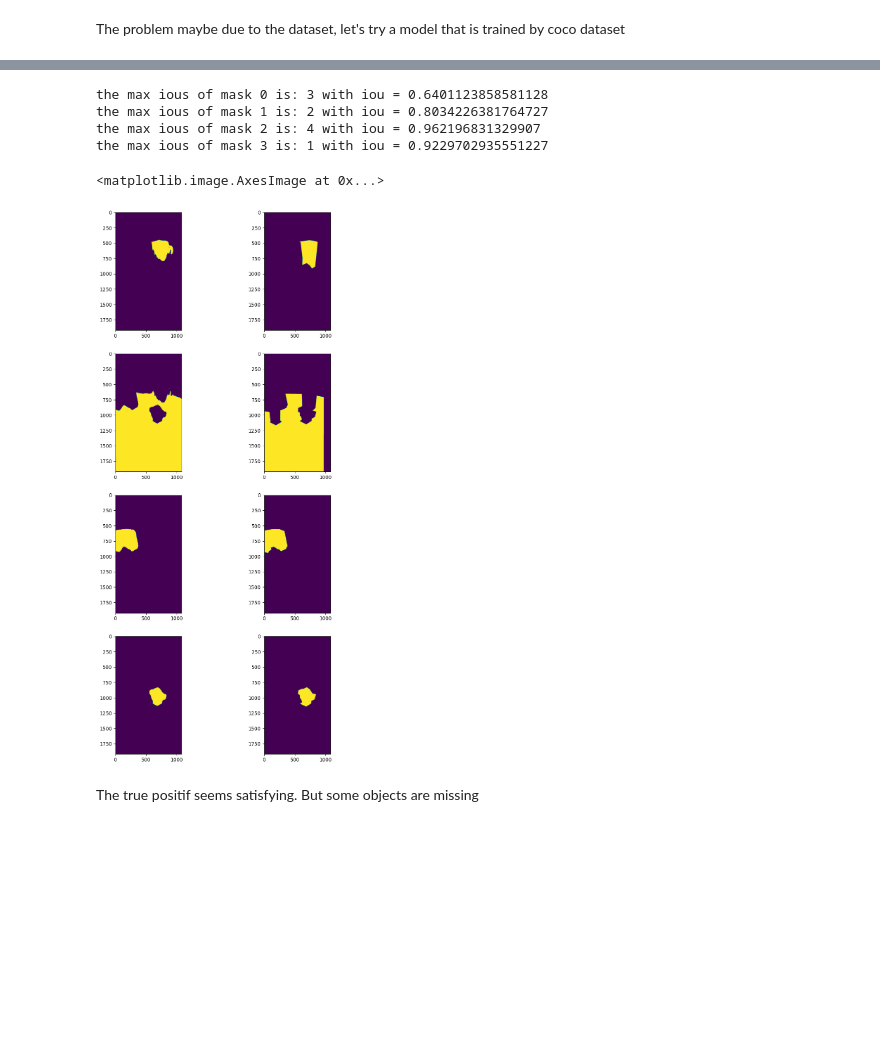
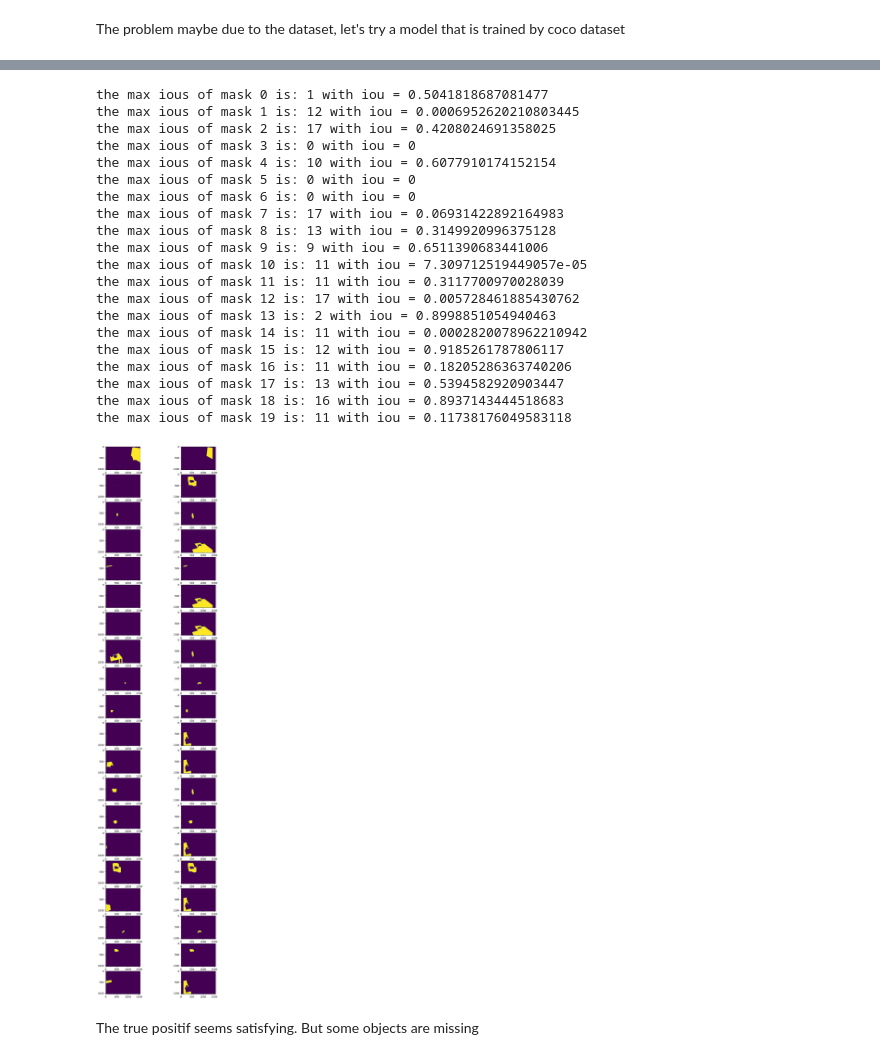
Before and after one commit to GloireLINVANI/3D_Gaussian_Splatting_Project, a Jupyter notebook: Image_Segmentation/evaluation.ipynb, the cells around one changed output, grey strips where cells are left out. Cells and saved outputs as stored; diff of their text form; code cells hidden in the pictures; blank space fills up the shorter version.

```diff
--- a/Image_Segmentation/evaluation.ipynb
+++ b/Image_Segmentation/evaluation.ipynb
@@ -13,7 +13,8 @@ import evaluation
 #url = "https://images.squarespace-cdn.com/content/v1/5d00ff1460665300016b8dc9/1560889669316-Y1NYTQY2Q3WL0GLKPNTY/IMG_20180622_134600.jpg"
 url = "https://hips.hearstapps.com/hmg-prod/images/small-living-room-ideas-lisa-dawson-66ba2b7398f74.jpeg?crop=1xw:0.9900990099009901xh;center,top&resize=980:*"
 #image = Image.open(requests.get(url, stream=True).raw)
-img_path = "..\\Image_Segmentation\\labels\\0001_3\\img.png"
+#img_path = "..\\Image_Segmentation\\labels\\0001_3\\img.png"
+img_path = "..\\gt\\DSCF4667.png"
 image = Image.open(img_path)
 
 plt.imshow(image)
@@ -25,7 +26,7 @@ Get prediction masks
 # %%
 #Instance Segmentation
 #instance_segmentation = pipeline("image-segmentation", "facebook/mask2former-swin-large-cityscapes-instance", device='cuda')
-instance_segmentation = pipeline("image-segmentation", "nvidia/segformer-b1-finetuned-cityscapes-1024-1024")
+instance_segmentation = pipeline("image-segmentation", "nvidia/segformer-b1-finetuned-cityscapes-1024-1024", device='cuda')
 results = instance_segmentation(image)
 print(results)
 nb_mask = len(results)
@@ -44,7 +43,7 @@ plt.imshow(segmentation_map)
 # %% [markdown]
 Get ground truth masks
 # %%
-label_png = "..\\Image_Segmentation\\labels\\0001_3\\label.png" #this is generated by lableme
+label_png = "..\\Image_Segmentation\\labels\\DSCF4667\\label.png" #this is generated by lableme
 
 lbl = np.asarray(Image.open(label_png))
 print(np.array(image).shape)
@@ -66,4 +61,11 @@ ious = evaluation.get_ious_from_masks(masks, gt_masks)
 
 for i in range(len(ious)):
     print(f"the max ious of mask {i} is: {ious[i][1]} with iou = {ious[i][0]}")
+
+best_match_num = len(masks)
+fig, ax = plt.subplots(best_match_num, 2, figsize=(10, 20))  # 1 row, 2 columns
+
+for i in range(best_match_num):
+    ax[i,0].imshow(masks[i])
+    ax[i,1].imshow(gt_masks[ious[i][1]])
 # %% [output]
@@ -145,30 +140,37 @@ plt.imshow(segmentation_map)
 # %%
 #evaluate the model
 ious = evaluation.get_ious_from_masks(masks, gt_masks)
 
 for i in range(len(ious)):
     print(f"the max ious of mask {i} is: {ious[i][1]} with iou = {ious[i][0]}")
 
-fig, ax = plt.subplots(4, 2, figsize=(10, 20))  # 1 row, 2 columns
+best_match_num = len(masks)
+fig, ax = plt.subplots(best_match_num, 2, figsize=(10, 40))  # 1 row, 2 columns
 
-predicted_array = np.array(predicted_instance_map)
-ax[0,0].imshow(masks[0])
-ax[0,1].imshow(gt_masks[3])
-
-ax[1,0].imshow(masks[1])
-ax[1,1].imshow(gt_masks[2])
-
-ax[2,0].imshow(masks[2])
-ax[2,1].imshow(gt_masks[4])
-
-ax[3,0].imshow(masks[3])
-ax[3,1].imshow(gt_masks[1])
+for i in range(best_match_num):
+    ax[i,0].imshow(masks[i])
+    ax[i,1].imshow(gt_masks[ious[i][1]])
 # %% [output]
-the max ious of mask 0 is: 3 with iou = 0.6401123858581128
-the max ious of mask 1 is: 2 with iou = 0.8034226381764727
-the max ious of mask 2 is: 4 with iou = 0.962196831329907
-the max ious of mask 3 is: 1 with iou = 0.9229702935551227
+the max ious of mask 0 is: 1 with iou = 0.5041818687081477
+the max ious of mask 1 is: 12 with iou = 0.0006952620210803445
+the max ious of mask 2 is: 17 with iou = 0.4208024691358025
+the max ious of mask 3 is: 0 with iou = 0
+the max ious of mask 4 is: 10 with iou = 0.6077910174152154
+the max ious of mask 5 is: 0 with iou = 0
+the max ious of mask 6 is: 0 with iou = 0
+the max ious of mask 7 is: 17 with iou = 0.06931422892164983
+the max ious of mask 8 is: 13 with iou = 0.3149920996375128
+the max ious of mask 9 is: 9 with iou = 0.6511390683441006
+the max ious of mask 10 is: 11 with iou = 7.309712519449057e-05
+the max ious of mask 11 is: 11 with iou = 0.3117700970028039
+the max ious of mask 12 is: 17 with iou = 0.005728461885430762
+the max ious of mask 13 is: 2 with iou = 0.8998851054940463
+the max ious of mask 14 is: 11 with iou = 0.0002820078962210942
+the max ious of mask 15 is: 12 with iou = 0.9185261787806117
+the max ious of mask 16 is: 11 with iou = 0.18205286363740206
+the max ious of mask 17 is: 13 with iou = 0.5394582920903447
+the max ious of mask 18 is: 16 with iou = 0.8937143444518683
+the max ious of mask 19 is: 11 with iou = 0.11738176049583118
-<matplotlib.image.AxesImage at 0x...>
-[figure, old version]
+[figure, new version]
 # %% [markdown]
 The true positif seems satisfying. But some objects are missing
```
Also changed, not shown: parts of 8 cells of this notebook, 7 other files.
